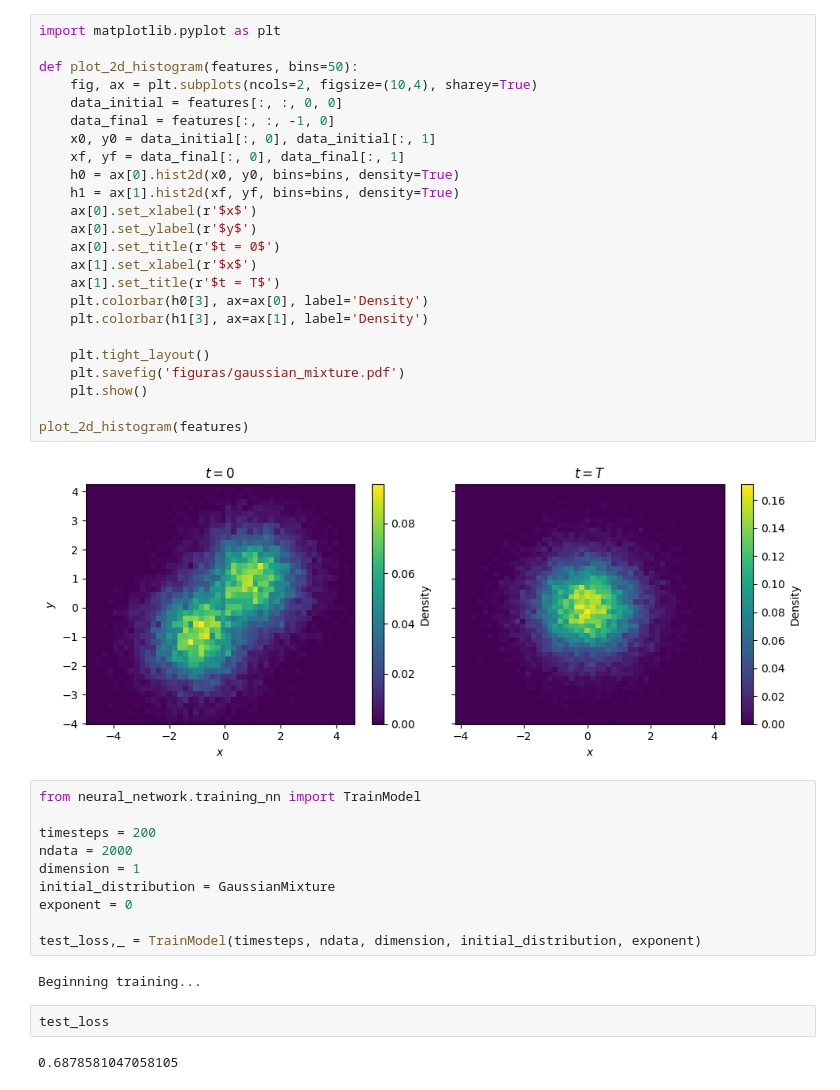
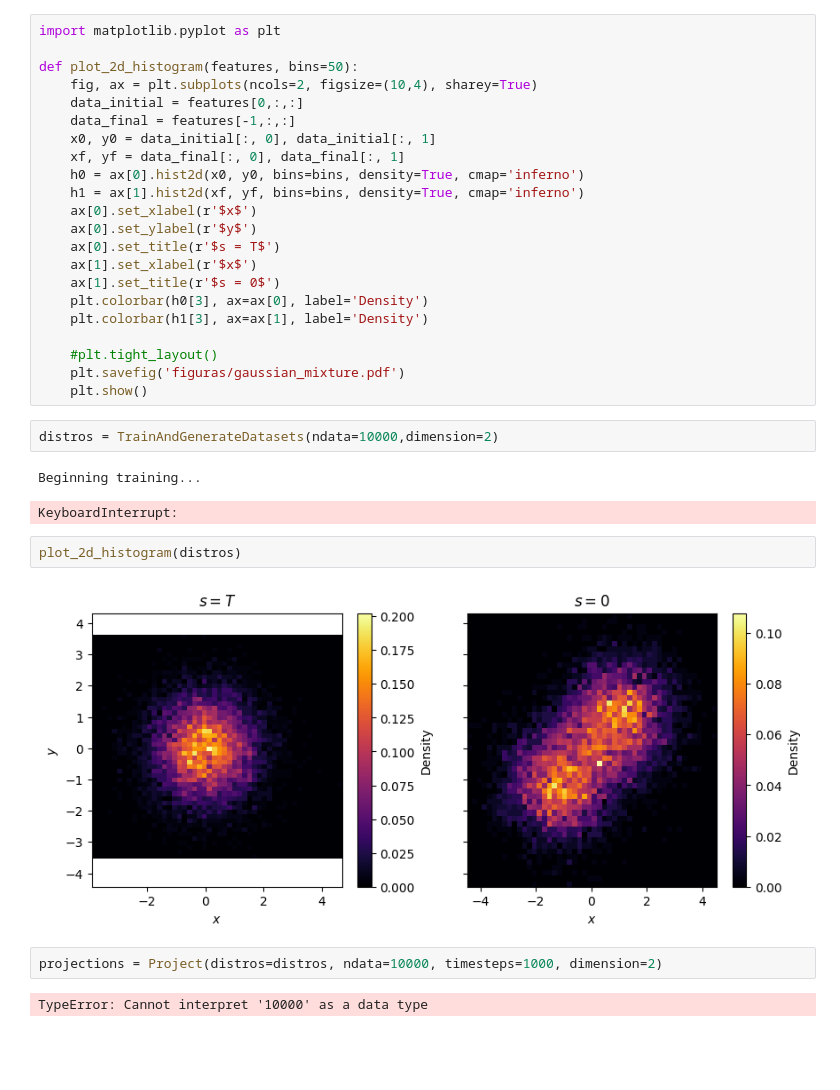
Before and after one commit to W-physics/Tesis, a Jupyter notebook: pruebas.ipynb, the cells around one changed output. Saved outputs shown, nothing was run; the diff lists cells and outputs as text; blank space fills up the shorter version.

```diff
--- a/pruebas.ipynb
+++ b/pruebas.ipynb
@@ -8,40 +15,33 @@ import matplotlib.pyplot as plt
 
 def plot_2d_histogram(features, bins=50):
     fig, ax = plt.subplots(ncols=2, figsize=(10,4), sharey=True)
-    data_initial = features[:, :, 0, 0]
-    data_final = features[:, :, -1, 0]
+    data_initial = features[0,:,:]
+    data_final = features[-1,:,:]
     x0, y0 = data_initial[:, 0], data_initial[:, 1]
     xf, yf = data_final[:, 0], data_final[:, 1]
-    h0 = ax[0].hist2d(x0, y0, bins=bins, density=True)
-    h1 = ax[1].hist2d(xf, yf, bins=bins, density=True)
+    h0 = ax[0].hist2d(x0, y0, bins=bins, density=True, cmap='inferno')
+    h1 = ax[1].hist2d(xf, yf, bins=bins, density=True, cmap='inferno')
     ax[0].set_xlabel(r'$x$')
     ax[0].set_ylabel(r'$y$')
-    ax[0].set_title(r'$t = 0$')
+    ax[0].set_title(r'$s = T$')
     ax[1].set_xlabel(r'$x$')
-    ax[1].set_title(r'$t = T$')
+    ax[1].set_title(r'$s = 0$')
     plt.colorbar(h0[3], ax=ax[0], label='Density')
     plt.colorbar(h1[3], ax=ax[1], label='Density')
 
-    plt.tight_layout()
+    #plt.tight_layout()
     plt.savefig('figuras/gaussian_mixture.pdf')
     plt.show()
-
-plot_2d_histogram(features)
-# %% [output]
-[figure, removed]
-# %%
-from neural_network.training_nn import TrainModel
-
-timesteps = 200
-ndata = 2000
-dimension = 1
-initial_distribution = GaussianMixture
-exponent = 0
-
-test_loss,_ = TrainModel(timesteps, ndata, dimension, initial_distribution, exponent)
-# %% [output]
-Beginning training...
-# %%
-test_loss
-# %% [output]
-0.6878581047058105
+# %%
+distros = TrainAndGenerateDatasets(ndata=10000,dimension=2)
+# %% [output]
+Beginning training...
+KeyboardInterrupt:
+# %%
+plot_2d_histogram(distros)
+# %% [output]
+[figure, added]
+# %%
+projections = Project(distros=distros, ndata=10000, timesteps=1000, dimension=2)
+# %% [output]
+TypeError: Cannot interpret '10000' as a data type
```
Also changed, not shown: parts of 2 cells of this notebook, 7 other files.
